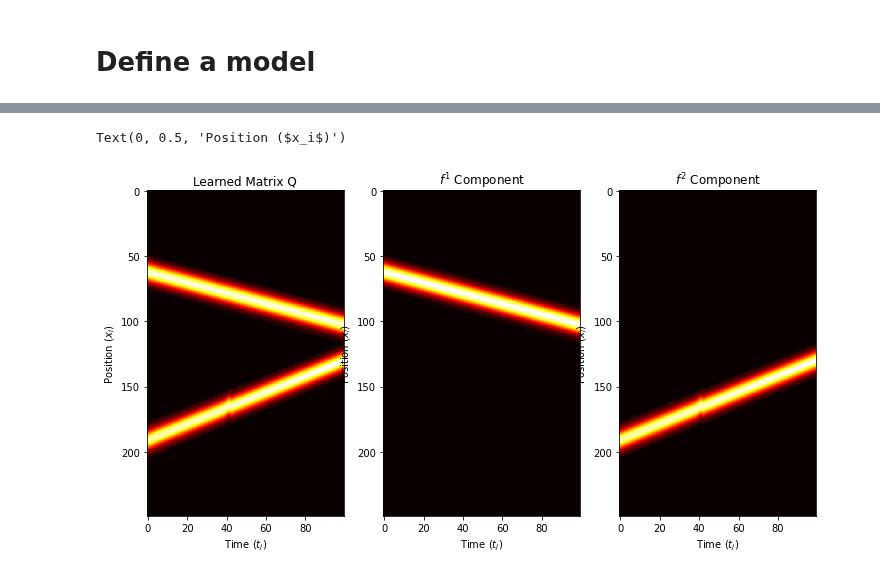
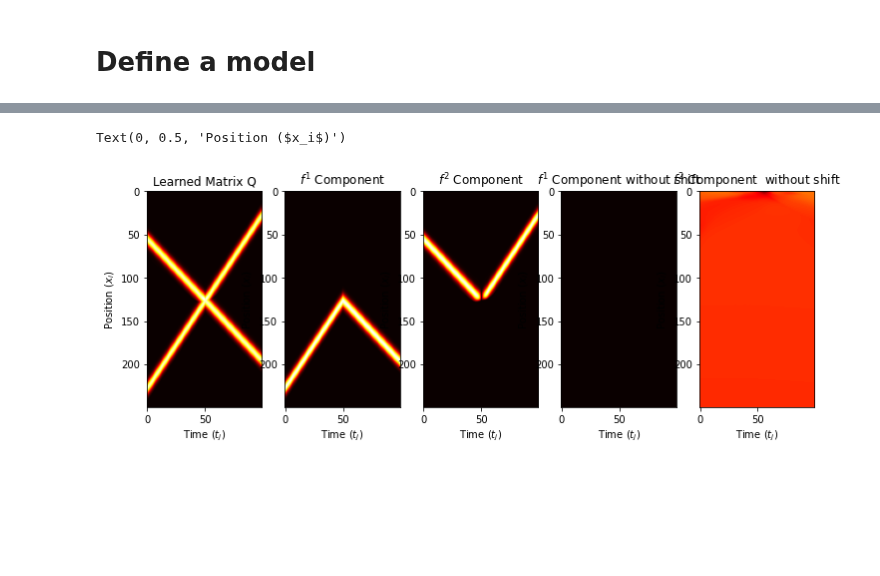
Before and after one commit to beatazor/low-rank-transport, a Jupyter notebook: notebooks/Shape_shift_NN.ipynb, the cells around one changed output, grey strips where cells are left out. Cells and saved outputs as stored; diff of their text form; code cells hidden in the pictures; blank space fills up the shorter version.

```diff
--- a/notebooks/Shape_shift_NN.ipynb
+++ b/notebooks/Shape_shift_NN.ipynb
@@ -168,0 +153,14 @@ KeyboardInterrupt
+# %%
+num_epochs = 1000
+
+for epoch in range(num_epochs+1):
+    for batch_inputs, batch_targets in data_loader:
+        x, t = batch_inputs[:, 0:1], batch_inputs[:, 1:2]
+        optimizer.zero_grad()
+        f1_pred, f2_pred, shift1_pred, shift2_pred, f1_pred_nos, f2_pred_nos = model(x, t)
+        loss = torch.norm(batch_targets - f1_pred - f2_pred, 'fro')**2 + NuclearNormAutograd.apply(f1_pred_nos) + NuclearNormAutograd.apply(f2_pred_nos)
+        loss.backward()
+        optimizer.step()
+
+    if epoch % 100 == 0:
+        print(f'Epoch {epoch}/{num_epochs}, Loss: {loss.item()}')
@@ -169,31 +170,45 @@ KeyboardInterrupt
 # %%
 with torch.no_grad():
-    f1_output, f2_output, _,_,_,_ = model(inputs_tensor[:, 0:1], inputs_tensor[:, 1:2])
+    f1_output, f2_output, shift1_pred, shift2_pred, f1_output_nos, f2_output_nos = model(inputs_tensor[:, 0:1], inputs_tensor[:, 1:2])
 
 combined = f1_output + f2_output
 Q_tilde = combined.view(Nx, Nt).numpy()
 f1_matrix = f1_output.view(Nx, Nt).numpy()
 f2_matrix = f2_output.view(Nx, Nt).numpy()
+f1_matrix_nos = f1_output_nos.view(Nx, Nt).numpy()
+f2_matrix_nos = f2_output_nos.view(Nx, Nt).numpy()
-# %%
-fig, axs = plt.subplots(1, 3, figsize=(12, 6))
-
-#Qtilde
-axs[0].imshow(Q_tilde, cmap='hot', aspect='auto')
-axs[0].set_title('Learned Matrix Q')
-axs[0].set_xlabel('Time ($t_j$)')
-axs[0].set_ylabel('Position ($x_i$)')
-
-# f^1
-axs[1].imshow(f1_matrix, cmap='hot', aspect='auto')
-axs[1].set_title('$f^1$ Component')
-axs[1].set_xlabel('Time ($t_j$)')
-axs[1].set_ylabel('Position ($x_i$)')
-
-# f^2
-axs[2].imshow(f2_matrix, cmap='hot', aspect='auto')
-axs[2].set_title('$f^2$ Component')
-axs[2].set_xlabel('Time ($t_j$)')
-axs[2].set_ylabel('Position ($x_i$)')
-# %% [output]
-Text(0, 0.5, 'Position ($x_i$)')
-[figure, removed]
+# %%
+fig, axs = plt.subplots(1, 5, figsize=(12, 4))
+
+#Qtilde
+axs[0].imshow(Q_tilde, cmap='hot', aspect='auto')
+axs[0].set_title('Learned Matrix Q')
+axs[0].set_xlabel('Time ($t_j$)')
+axs[0].set_ylabel('Position ($x_i$)')
+
+# f^1
+axs[1].imshow(f1_matrix, cmap='hot', aspect='auto')
+axs[1].set_title('$f^1$ Component')
+axs[1].set_xlabel('Time ($t_j$)')
+axs[1].set_ylabel('Position ($x_i$)')
+
+# f^2
+axs[2].imshow(f2_matrix, cmap='hot', aspect='auto')
+axs[2].set_title('$f^2$ Component')
+axs[2].set_xlabel('Time ($t_j$)')
+axs[2].set_ylabel('Position ($x_i$)')
+
+# f^1
+axs[3].imshow(f1_matrix_nos, cmap='hot', aspect='auto')
+axs[3].set_title('$f^1$ Component without shift')
+axs[3].set_xlabel('Time ($t_j$)')
+axs[3].set_ylabel('Position ($x_i$)')
+
+# f^2
+axs[4].imshow(f2_matrix_nos, cmap='hot', aspect='auto')
+axs[4].set_title('$f^2$ Component  without shift')
+axs[4].set_xlabel('Time ($t_j$)')
+axs[4].set_ylabel('Position ($x_i$)')
+# %% [output]
+Text(0, 0.5, 'Position ($x_i$)')
+[figure, added]
```
Also changed, not shown: parts of 24 cells of this notebook.
